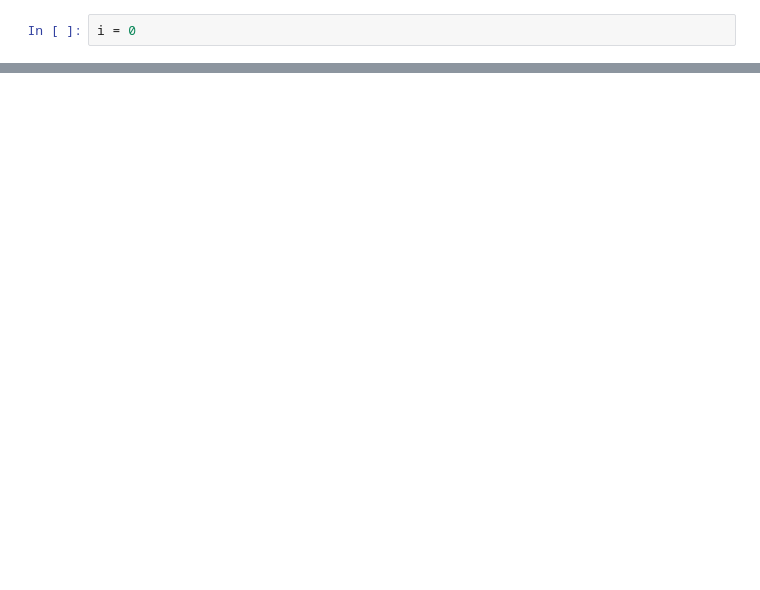
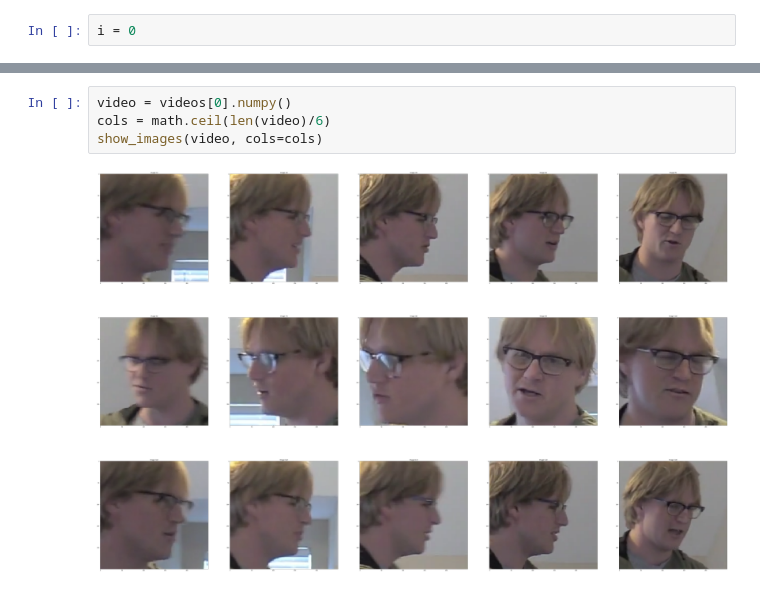
Before and after one commit to dmitry-vorobiev/kaggle-deepfake-detection-challenge, a Jupyter notebook: notebooks/dataset.ipynb, the cells around one changed output, grey strips where cells are left out. Drawn from its saved outputs; the diff is of its cells as text; blank space fills up the shorter version.

```diff
--- a/notebooks/dataset.ipynb
+++ b/notebooks/dataset.ipynb
@@ -272,0 +289,6 @@ Frame: 0
+# %%
+video = videos[0].numpy()
+cols = math.ceil(len(video)/6)
+show_images(video, cols=cols)
+# %% [output]
+[figure, added]
```
Also changed, not shown: parts of 14 cells of this notebook.
